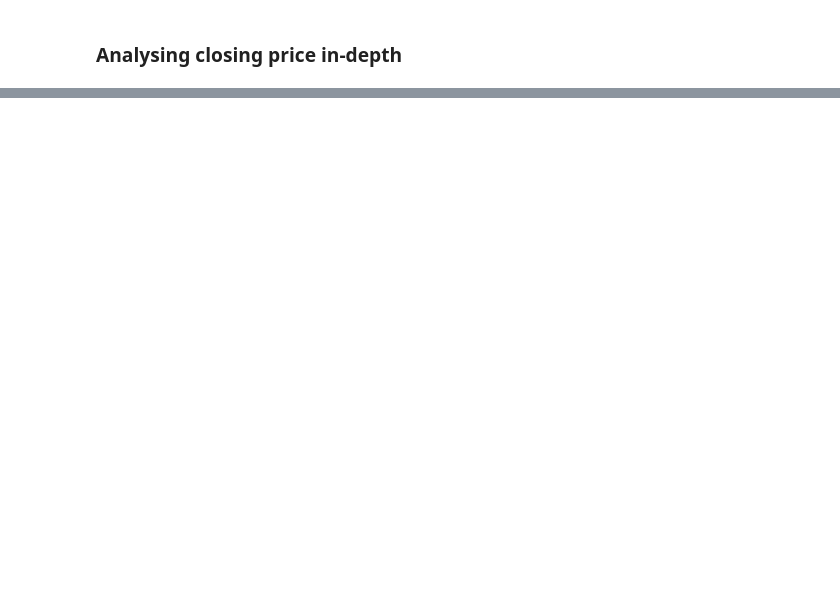
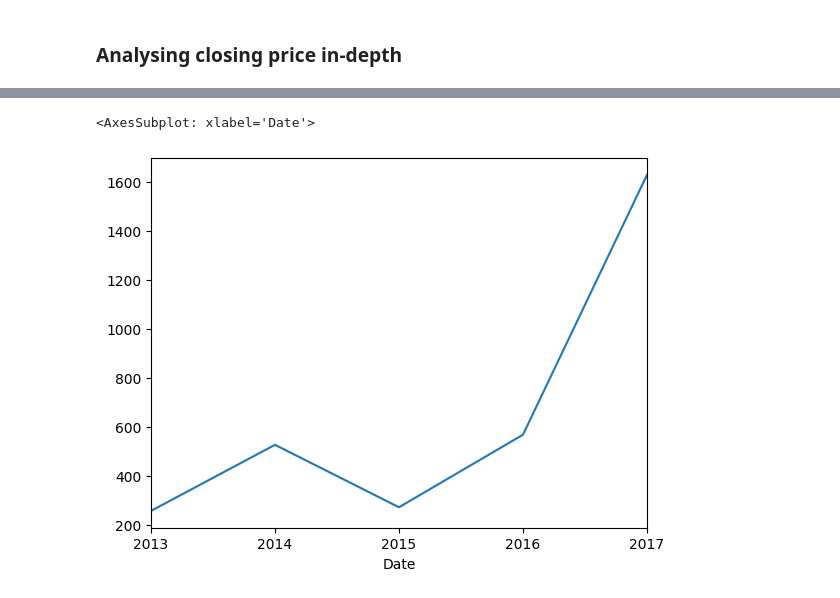
Before and after one commit to Sumetjutha/031_Real_Project_Analysis_Python, a Jupyter notebook: 004_Bitcoin_Data_Analysis.ipynb, the cells around one changed output, grey strips where cells are left out. Cells and saved outputs as stored; diff of their text form; code cells hidden in the pictures; blank space fills up the shorter version.

```diff
--- a/004_Bitcoin_Data_Analysis.ipynb
+++ b/004_Bitcoin_Data_Analysis.ipynb
@@ -269,0 +366,5 @@ fig.show()
+# %%
+data['Close'].resample('Y').mean().plot()
+# %% [output]
+<AxesSubplot: xlabel='Date'>
+[figure, added]
```
Also changed, not shown: parts of 16 cells of this notebook.
